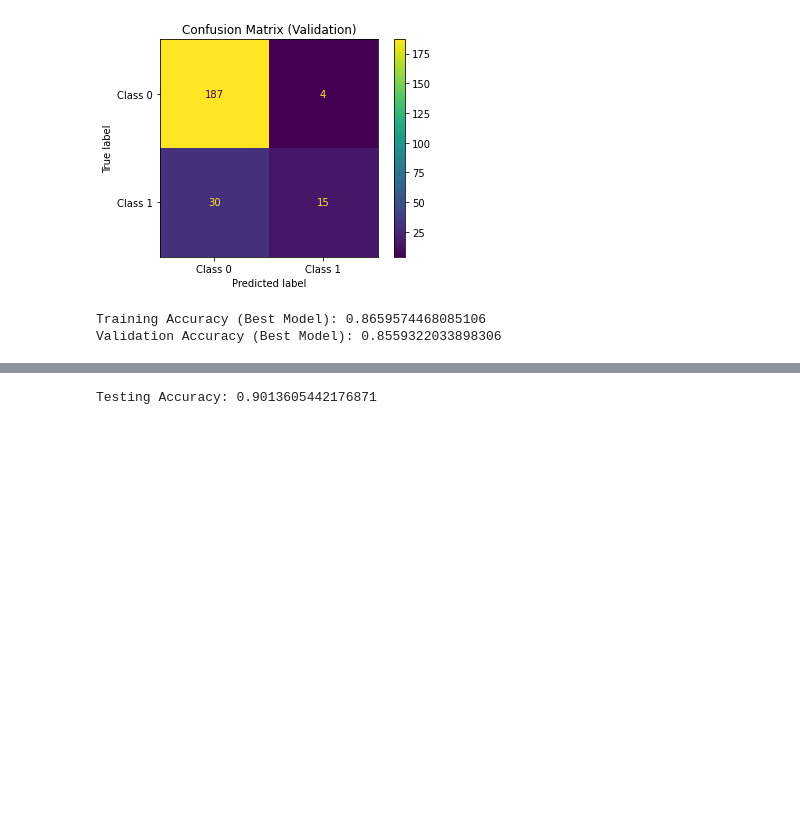
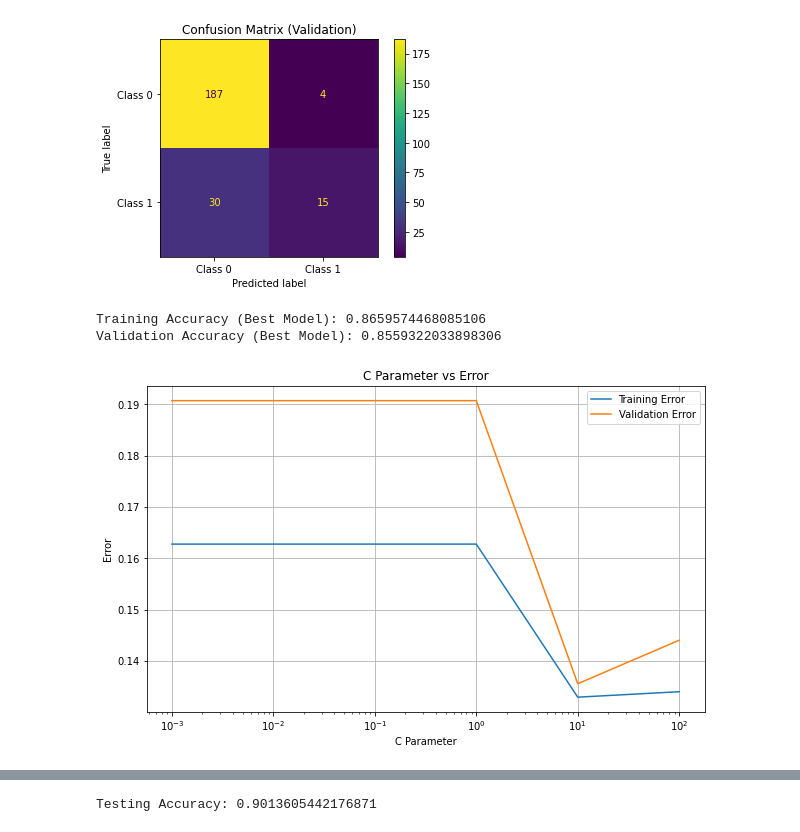
Before and after one commit to hebaashraf21/Employee_Attrition_Prediction, a Jupyter notebook: code/models/SVM.ipynb, the cells around one changed output, grey strips where cells are left out. Saved outputs shown, nothing was run; the diff lists cells and outputs as text; code cells hidden in the pictures; blank space fills up the shorter version.

Commit message:
svm: regularization

```diff
--- a/code/models/SVM.ipynb
+++ b/code/models/SVM.ipynb
@@ -206,3 +202,31 @@ weighted avg       0.85      0.86      0.83       236
 [figure]
 Training Accuracy (Best Model): 0.8659574468085106
 Validation Accuracy (Best Model): 0.8559322033898306
+# %%
+# Regularization parameter (C) grid
+C_values = [0.001, 0.01, 0.1, 1, 10, 100]
+
+train_errors = []
+val_errors = []
+
+for C in C_values:
+    svm = SVC(kernel=best_kernel, C=C, gamma=best_gamma)
+    svm.fit(x_train, y_train)
+
+    # Calculate errors
+    train_errors.append(1 - svm.score(x_train, y_train))
+    val_errors.append(1 - svm.score(x_val, y_val))
+
+# Plot C parameter vs error
+plt.figure(figsize=(10, 6))
+plt.plot(C_values, train_errors, label='Training Error')
+plt.plot(C_values, val_errors, label='Validation Error')
+plt.xscale('log')
+plt.xlabel('C Parameter')
+plt.ylabel('Error')
+plt.title('C Parameter vs Error')
+plt.legend()
+plt.grid(True)
+plt.show()
+# %% [output]
+[figure, added]
```
Also changed, not shown: parts of 6 cells of this notebook.
